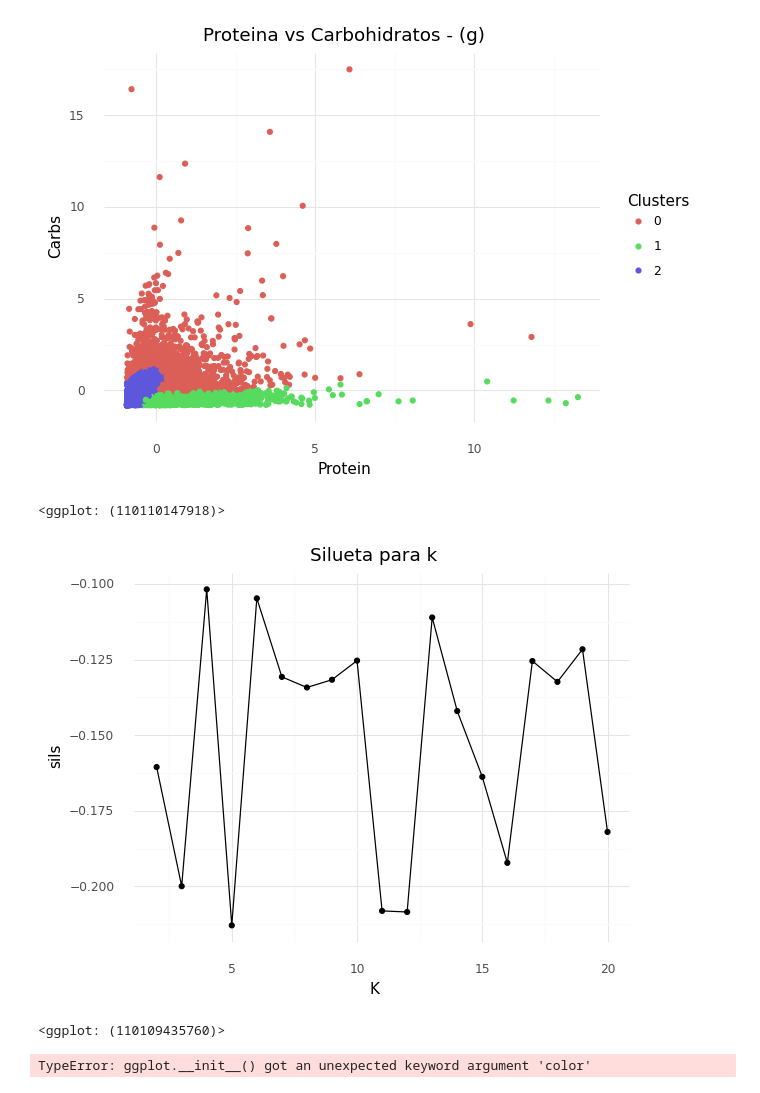
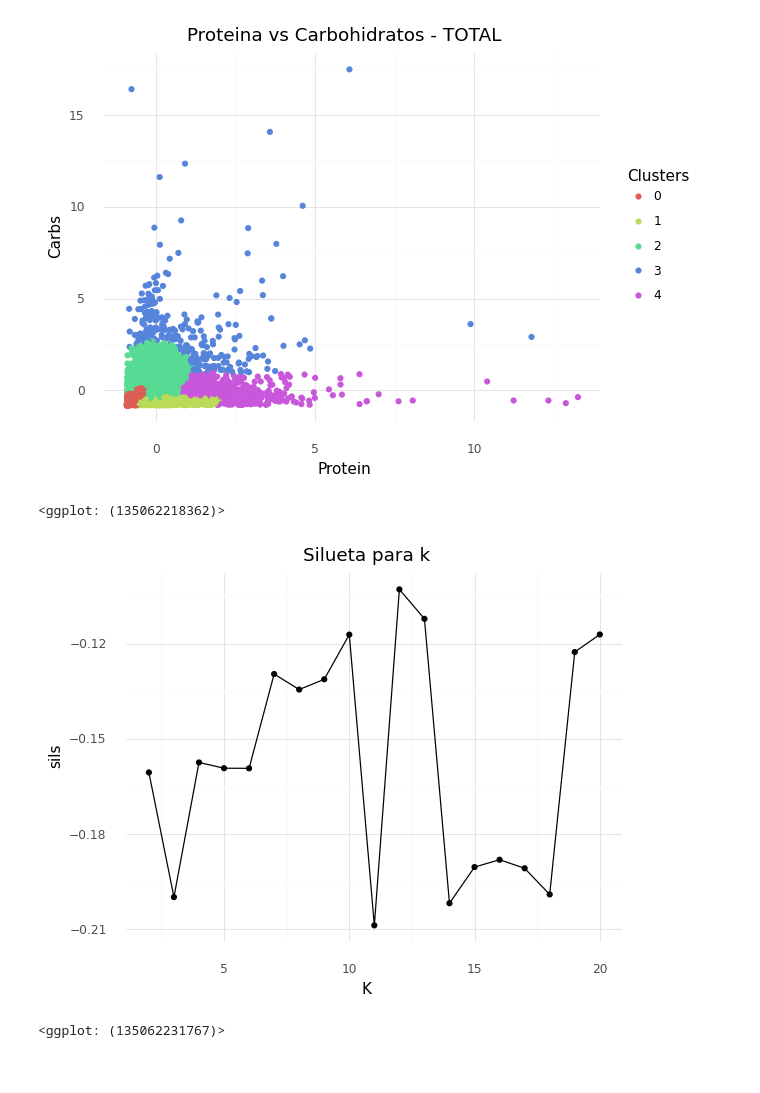
Before and after one commit to DCvrro/KNN_H1N1, a Jupyter notebook: GMM.ipynb, the cells around one changed output. Drawn from its saved outputs; the diff is of its cells as text; code cells hidden in the pictures.

```diff
--- a/GMM.ipynb
+++ b/GMM.ipynb
@@ -22,3 +23,17 @@ datos.head()
 | 2 | paleo | Paleo Pumpkin Pie | american | 30.91 | 302.59 | 96.76 | 2022-10-16 | 17:20:09 |
 | 3 | paleo | Strawberry Guacamole recipes | mexican | 9.62 | 75.78 | 59.89 | 2022-10-16 | 17:20:09 |
 | 4 | paleo | Asian Cauliflower Fried "Rice" Fr... | chinese | 39.84 | 54.08 | 71.55 | 2022-10-16 | 17:20:09 |
+# %%
+#GMM Entrenamiento
+X = datos[['Protein','Carbs']]
+X_train, X_test= train_test_split(X, test_size = 0.2, random_state = 0)
+
+z = StandardScaler()
+#Entrenamiento
+X_train[['Protein','Carbs']] = z.fit_transform(X_train)
+
+GMM = GaussianMixture(n_components = 5)
+GMM.fit(X_train)
+
+X_train['cluster'] = GMM.predict(X_train)
+(ggplot(X_train, aes(x = 'Protein', y = 'Carbs', color = 'factor(cluster)')) + geom_point() + theme_minimal() + labs(title = 'Proteina vs Carbohidratos - ENTRENAMIENTO') + scale_color_discrete(name = 'Clusters'))
@@ -24,0 +43,9 @@ datos.head()
+# %%
+#Prueba
+X_test[['Protein','Carbs']] = z.fit_transform(X_test)
+
+GMM = GaussianMixture(n_components = 5)
+GMM.fit(X_test)
+
+X_test['cluster'] = GMM.predict(X_test)
+(ggplot(X_test, aes(x = 'Protein', y = 'Carbs', color = 'factor(cluster)')) + geom_point() + theme_minimal() + labs(title = 'Proteina vs Carbohidratos - PRUEBA') + scale_color_discrete(name = 'Clusters'))
@@ -25,18 +55,15 @@ datos.head()
 # %%
-#GMM Simple
-X = datos[['Protein','Carbs']]
-
-z = StandardScaler()
+#General
 X[['Protein','Carbs']] = z.fit_transform(X)
 
-GMM = GaussianMixture(n_components = 3)
+GMM = GaussianMixture(n_components = 5)
 GMM.fit(X)
 
 X['cluster'] = GMM.predict(X)
-(ggplot(X, aes(x = 'Protein', y = 'Carbs', color = 'factor(cluster)')) + geom_point() + theme_minimal() + labs(title = 'Proteina vs Carbohidratos - (g)') + scale_color_discrete(name = 'Clusters'))
+(ggplot(X, aes(x = 'Protein', y = 'Carbs', color = 'factor(cluster)')) + geom_point() + theme_minimal() + labs(title = 'Proteina vs Carbohidratos - TOTAL') + scale_color_discrete(name = 'Clusters'))
 # %% [output]
-[figure, old version]
+[figure, new version]
-<ggplot: (110110147918)>
+<ggplot: (135062218362)>
 # %%
 caracteristicas = ['Protein','Carbs']
 X = datos[caracteristicas]
@@ -58,30 +85,5 @@ sil_df = pd.DataFrame({'K':ks,
 
 (ggplot(sil_df, aes(x = 'K', y ='sils')) + geom_point() + geom_line() + theme_minimal() + labs(title = 'Silueta para k'))
 # %% [output]
-[figure, old version]
+[figure, new version]
-<ggplot: (110109435760)>
+<ggplot: (135062231767)>
-# %%
-caracteristicas = ['Protein', 'Carbs', 'Fat']
-X = datos[caracteristicas]
-
-z = StandardScaler()
-datos[caracteristicas] = z.fit_transform(X[caracteristicas])
-
-#modelo
-GMM = GaussianMixture(n_components = 3)
-GMM.fit(X)
-
-#prediccion
-cluster = GMM.predict(X[caracteristicas])
-
-#sombreado
-silhouette_score(X[caracteristicas], cluster)
-
-#probabilidades
-GMM.predict_proba(X[caracteristicas])
-
-X['cluster'] = cluster
-
-(ggplot(X, aes(x = "Protein", y = "Carbs", color = "factor(cluster)")) + geom_point() + theme_minimal() + labs(title = "Cluster Membership") + scale_color_discrete(name ="Cluster"))
-# %% [output]
-TypeError: ggplot.__init__() got an unexpected keyword argument 'color'
```
Also changed, not shown: parts of 3 cells of this notebook.
